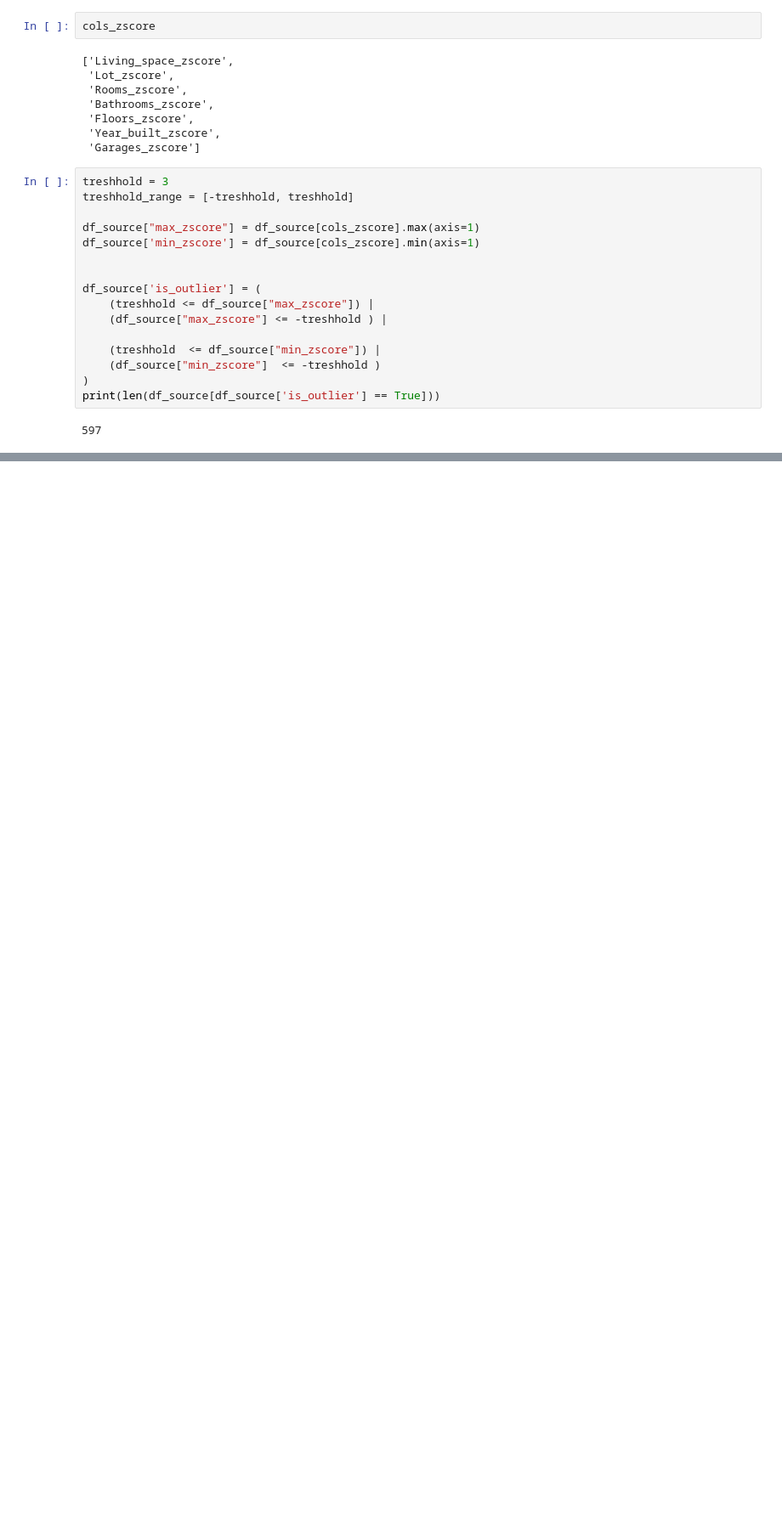
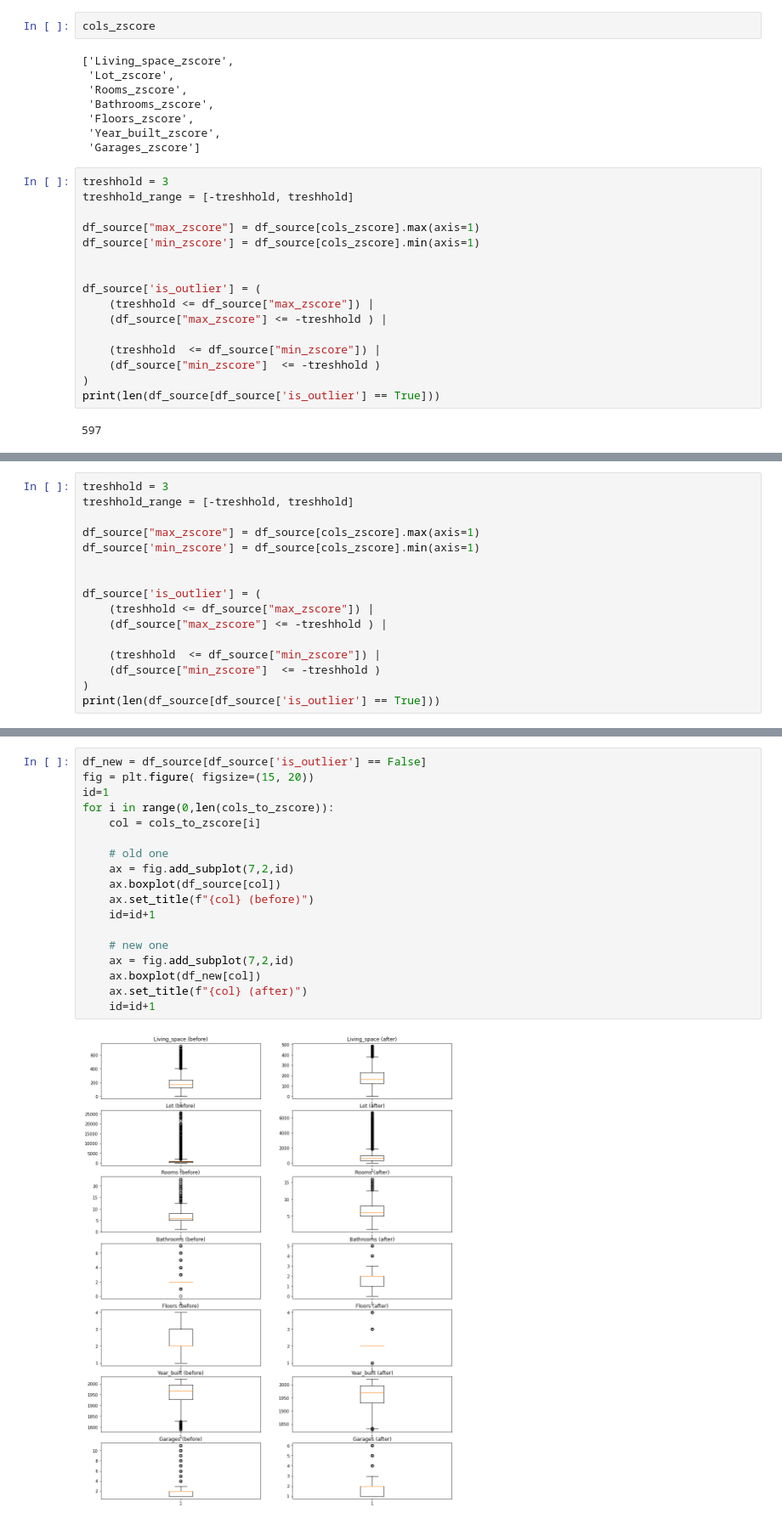
Before and after one commit to heuer-ja/CENG542-Knowledge-Discovery, a Jupyter notebook: germany_house_prices.ipynb, the cells around one changed output, grey strips where cells are left out. Shown at 85% size. Drawn from its saved outputs; the diff is of its cells as text; blank space fills up the shorter version.

```diff
--- a/germany_house_prices.ipynb
+++ b/germany_house_prices.ipynb
@@ -243,0 +257,16 @@ plt.show()
+# %%
+treshhold = 3
+treshhold_range = [-treshhold, treshhold]
+
+df_source["max_zscore"] = df_source[cols_zscore].max(axis=1)
+df_source['min_zscore'] = df_source[cols_zscore].min(axis=1)
+
+
+df_source['is_outlier'] = (
+    (treshhold <= df_source["max_zscore"]) |
+    (df_source["max_zscore"] <= -treshhold ) |
+
+    (treshhold  <= df_source["min_zscore"]) |
+    (df_source["min_zscore"]  <= -treshhold )
+)
+print(len(df_source[df_source['is_outlier'] == True]))
@@ -243,0 +290,20 @@ plt.show()
+# %%
+df_new = df_source[df_source['is_outlier'] == False]
+fig = plt.figure( figsize=(15, 20))
+id=1
+for i in range(0,len(cols_to_zscore)):
+    col = cols_to_zscore[i]
+
+    # old one
+    ax = fig.add_subplot(7,2,id)
+    ax.boxplot(df_source[col])
+    ax.set_title(f"{col} (before)")
+    id=id+1
+
+    # new one
+    ax = fig.add_subplot(7,2,id)
+    ax.boxplot(df_new[col])
+    ax.set_title(f"{col} (after)")
+    id=id+1
+# %% [output]
+[figure, added]
```
Also changed, not shown: parts of 4 cells of this notebook, 1 other file.
